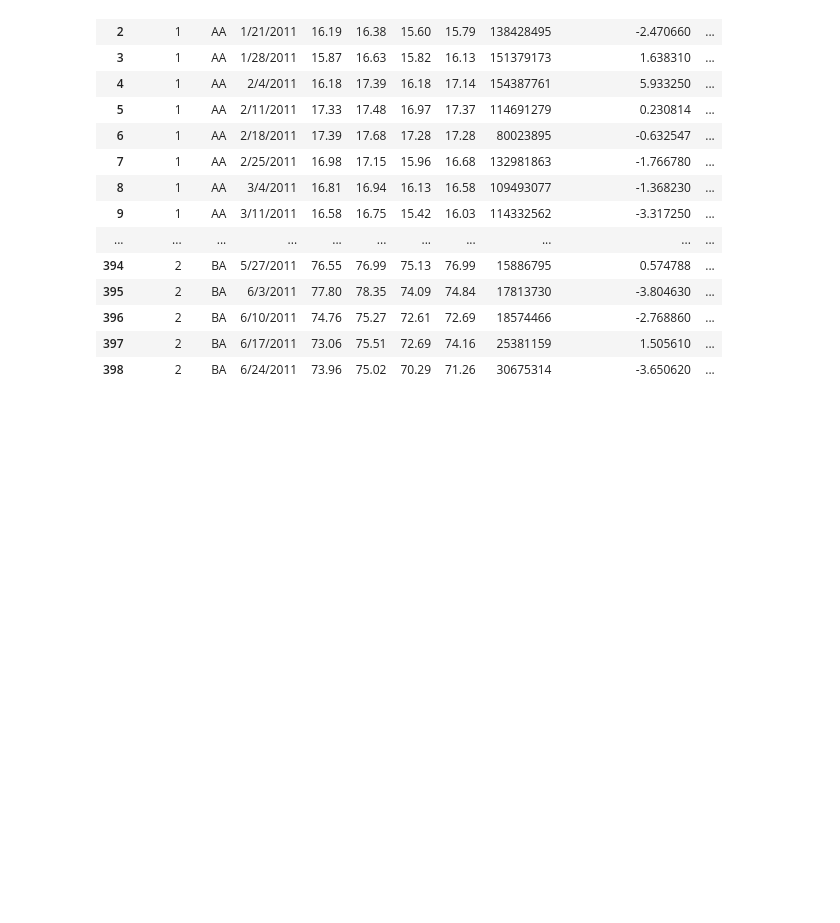
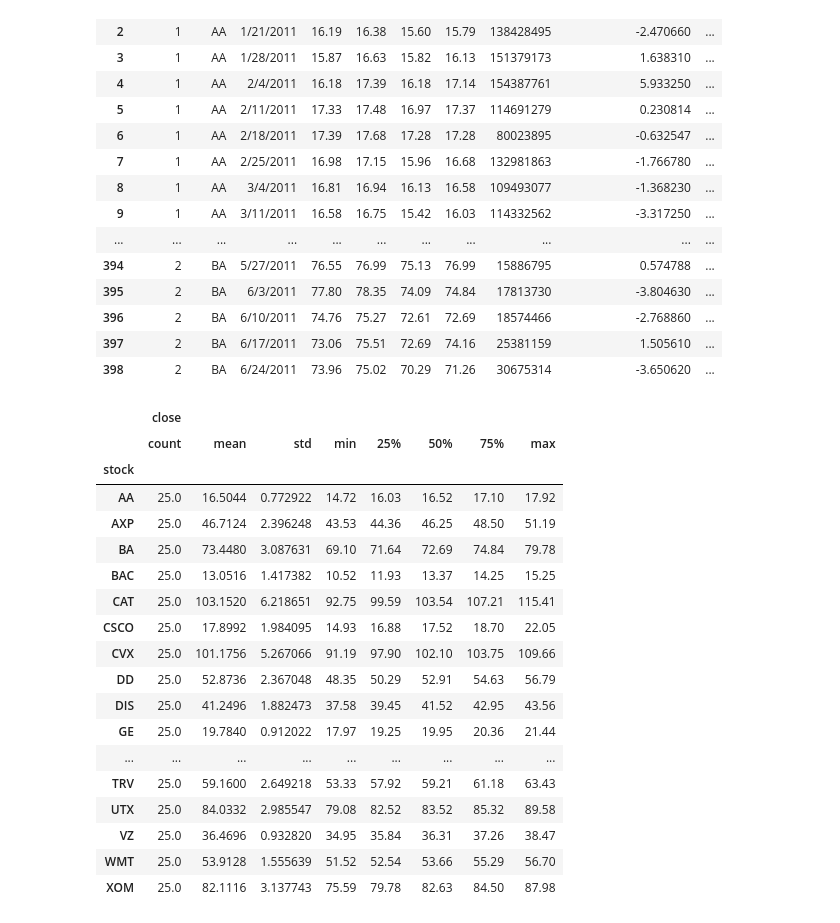
Before and after one commit to declanbarr/DowJones, a Jupyter notebook: DowJonesAnalysis.ipynb, the cells around one changed output. Saved outputs shown, nothing was run; the diff lists cells and outputs as text; code cells hidden in the pictures; blank space fills up the shorter version.

Commit message:
Converted dollar values from object to float datatype, added summary statisitcs for closing values

```diff
--- a/DowJonesAnalysis.ipynb
+++ b/DowJonesAnalysis.ipynb
@@ -49,7 +51,7 @@ dfStrip.head(5)
 | 4 | 16.18 | 17.39 | 16.18 | 17.14 | 17.33 | 17.37 |
 # %%
 # Replacing the values with the dollar sign with the stripped versions
-df.loc[:,['open', 'high', 'low', 'close', 'next_weeks_open', 'next_weeks_close']] = dfStrip
+df.loc[:,['open', 'high', 'low', 'close', 'next_weeks_open', 'next_weeks_close']] = dfStrip.astype(float)
 # %%
 # Viewing dataset
 df
@@ -71,3 +73,25 @@ df
 | 396 | 2 | BA | 6/10/2011 | 74.76 | 75.27 | 72.61 | 72.69 | 18574466 | -2.768860 | ... |
 | 397 | 2 | BA | 6/17/2011 | 73.06 | 75.51 | 72.69 | 74.16 | 25381159 | 1.505610 | ... |
 | 398 | 2 | BA | 6/24/2011 | 73.96 | 75.02 | 70.29 | 71.26 | 30675314 | -3.650620 | ... |
+# %%
+df.loc[:, ['stock','close']].groupby(by='stock').describe()
+# %% [output]
+|  | close |  |  |  |  |  |  |  |
+|  | count | mean | std | min | 25% | 50% | 75% | max |
+| stock |  |  |  |  |  |  |  |  |
+| AA | 25.0 | 16.5044 | 0.772922 | 14.72 | 16.03 | 16.52 | 17.10 | 17.92 |
+| AXP | 25.0 | 46.7124 | 2.396248 | 43.53 | 44.36 | 46.25 | 48.50 | 51.19 |
+| BA | 25.0 | 73.4480 | 3.087631 | 69.10 | 71.64 | 72.69 | 74.84 | 79.78 |
+| BAC | 25.0 | 13.0516 | 1.417382 | 10.52 | 11.93 | 13.37 | 14.25 | 15.25 |
+| CAT | 25.0 | 103.1520 | 6.218651 | 92.75 | 99.59 | 103.54 | 107.21 | 115.41 |
+| CSCO | 25.0 | 17.8992 | 1.984095 | 14.93 | 16.88 | 17.52 | 18.70 | 22.05 |
+| CVX | 25.0 | 101.1756 | 5.267066 | 91.19 | 97.90 | 102.10 | 103.75 | 109.66 |
+| DD | 25.0 | 52.8736 | 2.367048 | 48.35 | 50.29 | 52.91 | 54.63 | 56.79 |
+| DIS | 25.0 | 41.2496 | 1.882473 | 37.58 | 39.45 | 41.52 | 42.95 | 43.56 |
+| GE | 25.0 | 19.7840 | 0.912022 | 17.97 | 19.25 | 19.95 | 20.36 | 21.44 |
+| ... | ... | ... | ... | ... | ... | ... | ... | ... |
+| TRV | 25.0 | 59.1600 | 2.649218 | 53.33 | 57.92 | 59.21 | 61.18 | 63.43 |
+| UTX | 25.0 | 84.0332 | 2.985547 | 79.08 | 82.52 | 83.52 | 85.32 | 89.58 |
+| VZ | 25.0 | 36.4696 | 0.932820 | 34.95 | 35.84 | 36.31 | 37.26 | 38.47 |
+| WMT | 25.0 | 53.9128 | 1.555639 | 51.52 | 52.54 | 53.66 | 55.29 | 56.70 |
+| XOM | 25.0 | 82.1116 | 3.137743 | 75.59 | 79.78 | 82.63 | 84.50 | 87.98 |
```
Also changed, not shown: parts of 1 cell of this notebook.
